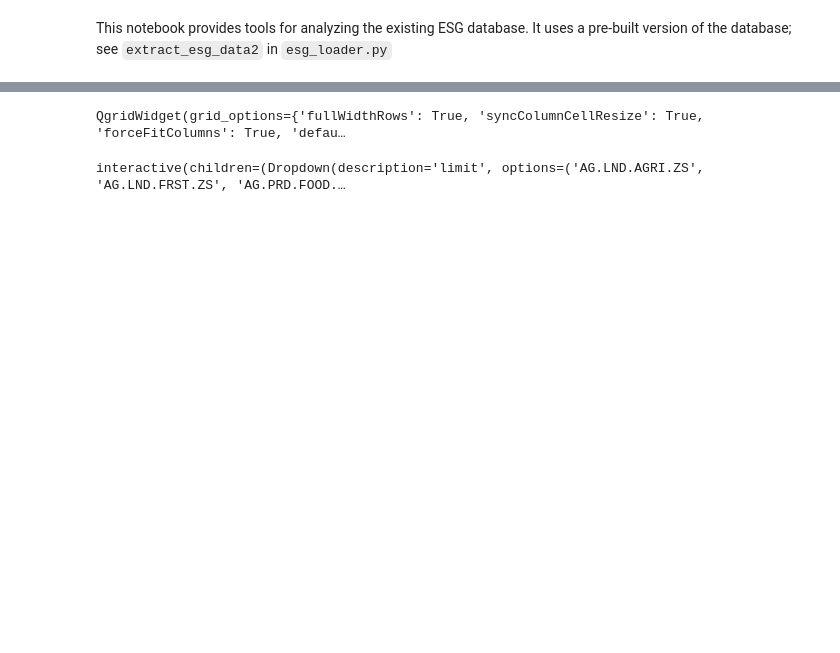
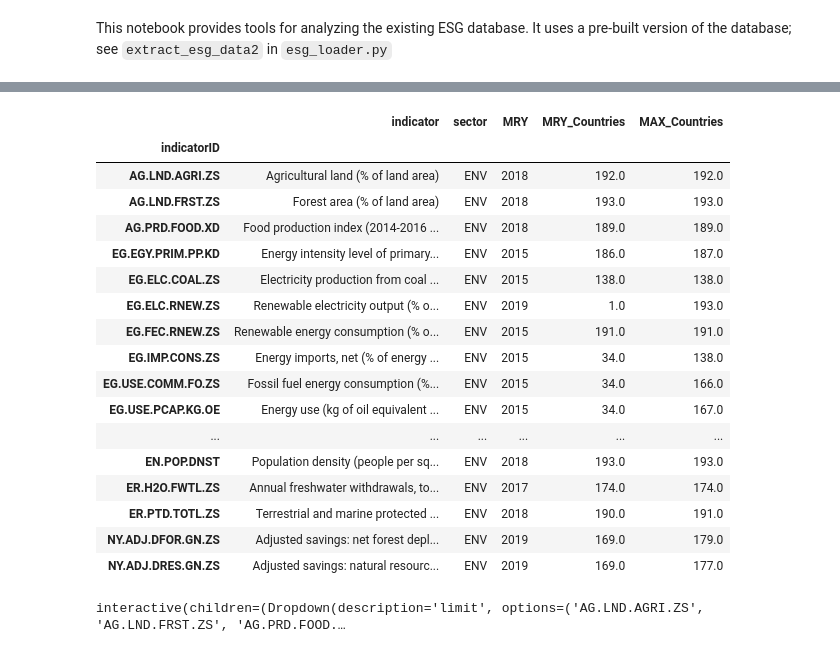
Before and after one commit to worldbank/ESG_gaps_research, a Jupyter notebook: python/esg_analyzer.ipynb, the cells around one changed output, grey strips where cells are left out. Cells and saved outputs as stored; diff of their text form; code cells hidden in the pictures; blank space fills up the shorter version.

Commit message:
Update ESG_analyzer.ipydb and include latest extract of analysis database

```diff
--- a/python/esg_analyzer.ipynb
+++ b/python/esg_analyzer.ipynb
@@ -19,9 +19,14 @@ from IPython.core.display import display, HTML
 
 import ipywidgets as widgets
 from ipywidgets import interact, interact_manual
+# %%
+# This cell loads data for analysis. You can change the load function
+# (typically read_csv or read_feather) and source file as required
+
+# data = pd.read_feather('../data/ESG_wbg.feather')
+data = pd.read_csv('../data/ESG_wbg_202107.csv')
 # %%
-# load and shape raw data
-data = pd.read_feather('../data/ESG_wbg.feather')
+# reshape data to exclude years outside the analysis range
 data = data[(data.date>=2000) & (data.date<2050)]
 data['date'] = data['date'].apply(lambda x: int(x))
 
@@ -41,7 +46,7 @@ names = data[['indicatorID', 'indicator']].drop_duplicates().set_index('indicato
 sectors = data[['indicatorID', 'sector']].drop_duplicates().set_index('indicatorID')['sector']
 
 # We need incomeLevels (from the API) expressed as integers
-incomeLevelVals = {'HIC': 3, 'UMC': 2, 'LMC': 1, 'LIC': 0}
+incomeLevelVals = {'HIC': 4, 'UMC': 3, 'LMC': 2, 'LIC': 1, 'INX': 0}
 economies = wb.economy.DataFrame(skipAggs=True, db=75)
 economies['incomeLevelVal'] = economies['incomeLevel'].apply(lambda x: incomeLevelVals[x])
 # %%
@@ -80,12 +85,30 @@ Total Countries=193
 # %%
 # Summary table
 df = data[['indicatorID', 'indicator', 'sector', 'date']].rename({'date': 'MRY'}, axis=1).groupby('indicatorID').max()
 df['MRY_Countries'] = counts.ffill(axis=1).iloc[:,-1]
 df['MAX_Countries']  = counts.max(axis=1)
 
-qgrid.show_grid(df[['indicator', 'sector', 'MAX_Countries', 'MRY', 'MRY_Countries']])
+# qgrid.show_grid(df[['indicator', 'sector', 'MAX_Countries', 'MRY', 'MRY_Countries']])
+df[df.sector=='ENV']
 # %% [output]
-QgridWidget(grid_options={'fullWidthRows': True, 'syncColumnCellResize': True, 'forceFitColumns': True, 'defau…
+|  | indicator | sector | MRY | MRY_Countries | MAX_Countries |
+| indicatorID |  |  |  |  |  |
+| AG.LND.AGRI.ZS | Agricultural land (% of land area) | ENV | 2018 | 192.0 | 192.0 |
+| AG.LND.FRST.ZS | Forest area (% of land area) | ENV | 2018 | 193.0 | 193.0 |
+| AG.PRD.FOOD.XD | Food production index (2014-2016 ... | ENV | 2018 | 189.0 | 189.0 |
+| EG.EGY.PRIM.PP.KD | Energy intensity level of primary... | ENV | 2015 | 186.0 | 187.0 |
+| EG.ELC.COAL.ZS | Electricity production from coal ... | ENV | 2015 | 138.0 | 138.0 |
+| EG.ELC.RNEW.ZS | Renewable electricity output (% o... | ENV | 2019 | 1.0 | 193.0 |
+| EG.FEC.RNEW.ZS | Renewable energy consumption (% o... | ENV | 2015 | 191.0 | 191.0 |
+| EG.IMP.CONS.ZS | Energy imports, net (% of energy ... | ENV | 2015 | 34.0 | 138.0 |
+| EG.USE.COMM.FO.ZS | Fossil fuel energy consumption (%... | ENV | 2015 | 34.0 | 166.0 |
+| EG.USE.PCAP.KG.OE | Energy use (kg of oil equivalent ... | ENV | 2015 | 34.0 | 167.0 |
+| ... | ... | ... | ... | ... | ... |
+| EN.POP.DNST | Population density (people per sq... | ENV | 2018 | 193.0 | 193.0 |
+| ER.H2O.FWTL.ZS | Annual freshwater withdrawals, to... | ENV | 2017 | 174.0 | 174.0 |
+| ER.PTD.TOTL.ZS | Terrestrial and marine protected ... | ENV | 2018 | 190.0 | 191.0 |
+| NY.ADJ.DFOR.GN.ZS | Adjusted savings: net forest depl... | ENV | 2019 | 169.0 | 179.0 |
+| NY.ADJ.DRES.GN.ZS | Adjusted savings: natural resourc... | ENV | 2019 | 169.0 | 177.0 |
 # %%
 # interactive tool for analyzing specific indicators
 dropdown = list(counts.index)
```
Also changed, not shown: 1 other file.
